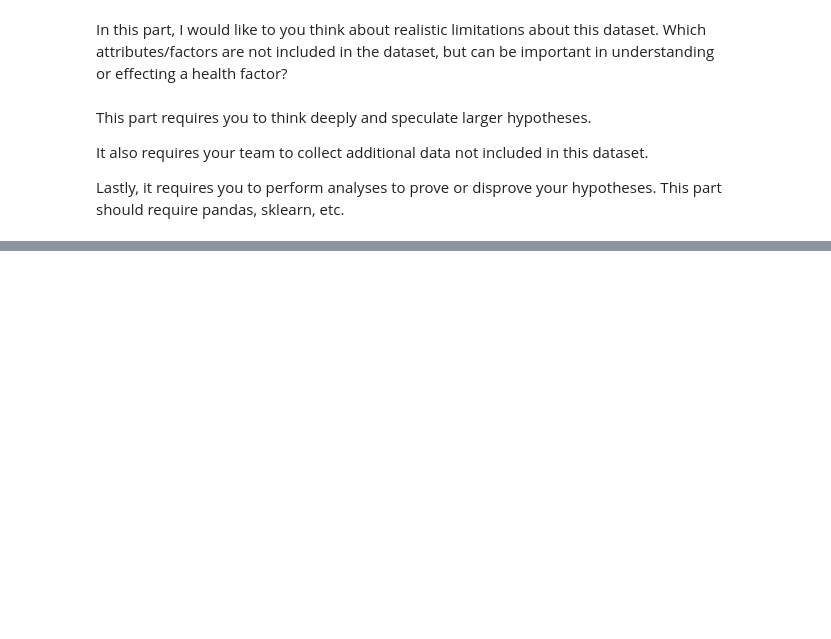
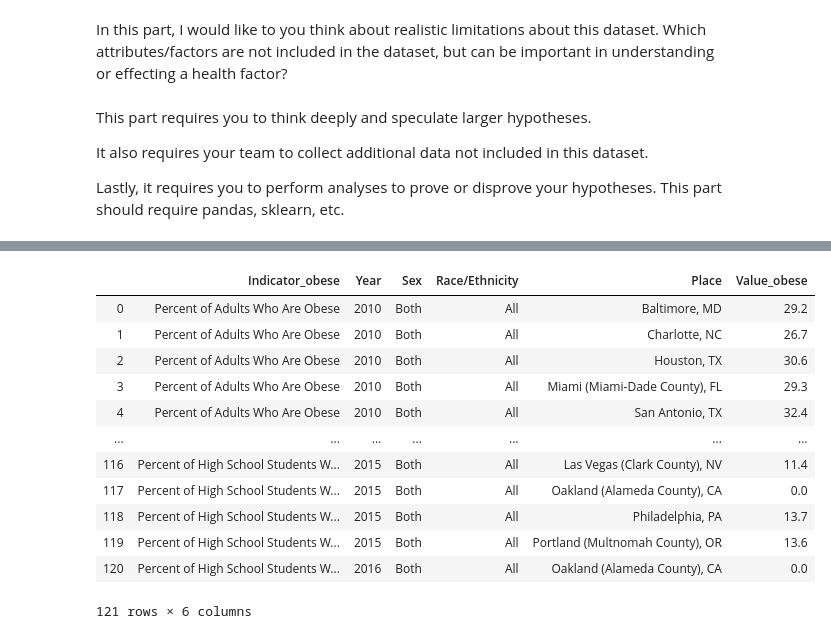
Before and after one commit to nijie321/COMP4151-project, a Jupyter notebook: Jie_Analysis.ipynb, the cells around one changed output, grey strips where cells are left out. Drawn from its saved outputs; the diff is of its cells as text; code cells hidden in the pictures; blank space fills up the shorter version.

```diff
--- a/Jie_Analysis.ipynb
+++ b/Jie_Analysis.ipynb
@@ -68,0 +226,16 @@ high_school_indicators = [j for j,x in enumerate(['High School' in i for i in da
+# %%
+merged_temp.groupby(['Indicator_obese','Year','Sex','Race/Ethnicity','Place'])['Value_obese'].apply(np.sum).reset_index()
+# %% [output]
+|  | Indicator_obese | Year | Sex | Race/Ethnicity | Place | Value_obese |
+| 0 | Percent of Adults Who Are Obese | 2010 | Both | All | Baltimore, MD | 29.2 |
+| 1 | Percent of Adults Who Are Obese | 2010 | Both | All | Charlotte, NC | 26.7 |
+| 2 | Percent of Adults Who Are Obese | 2010 | Both | All | Houston, TX | 30.6 |
+| 3 | Percent of Adults Who Are Obese | 2010 | Both | All | Miami (Miami-Dade County), FL | 29.3 |
+| 4 | Percent of Adults Who Are Obese | 2010 | Both | All | San Antonio, TX | 32.4 |
+| ... | ... | ... | ... | ... | ... | ... |
+| 116 | Percent of High School Students W... | 2015 | Both | All | Las Vegas (Clark County), NV | 11.4 |
+| 117 | Percent of High School Students W... | 2015 | Both | All | Oakland (Alameda County), CA | 0.0 |
+| 118 | Percent of High School Students W... | 2015 | Both | All | Philadelphia, PA | 13.7 |
+| 119 | Percent of High School Students W... | 2015 | Both | All | Portland (Multnomah County), OR | 13.6 |
+| 120 | Percent of High School Students W... | 2016 | Both | All | Oakland (Alameda County), CA | 0.0 |
+121 rows × 6 columns
```
Also changed, not shown: parts of 24 cells of this notebook, 2 other files.
